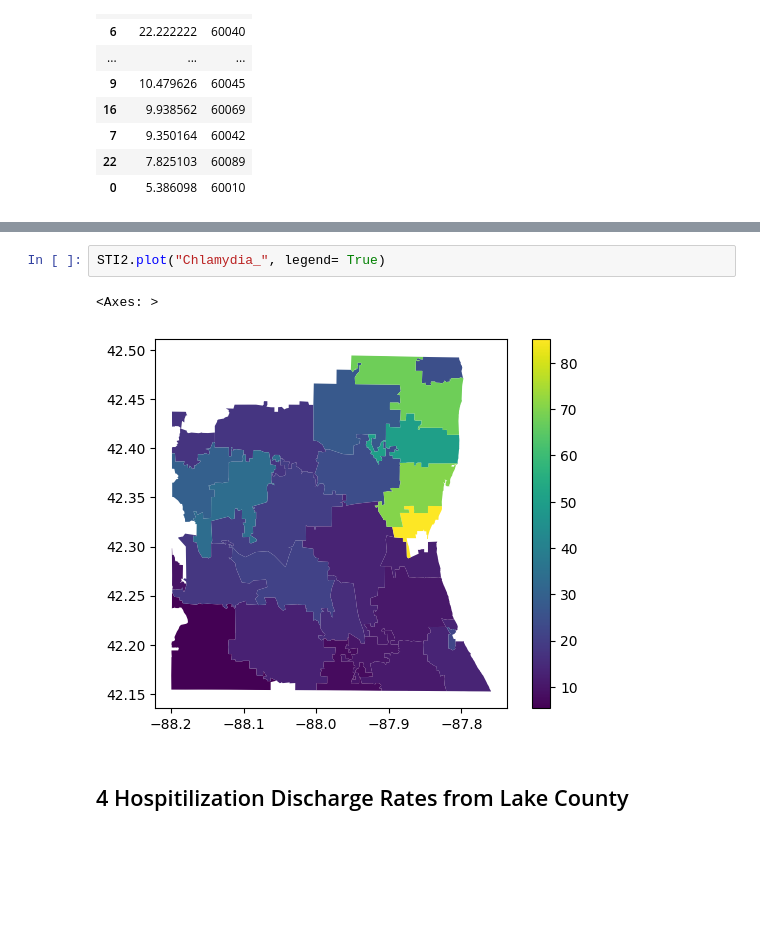
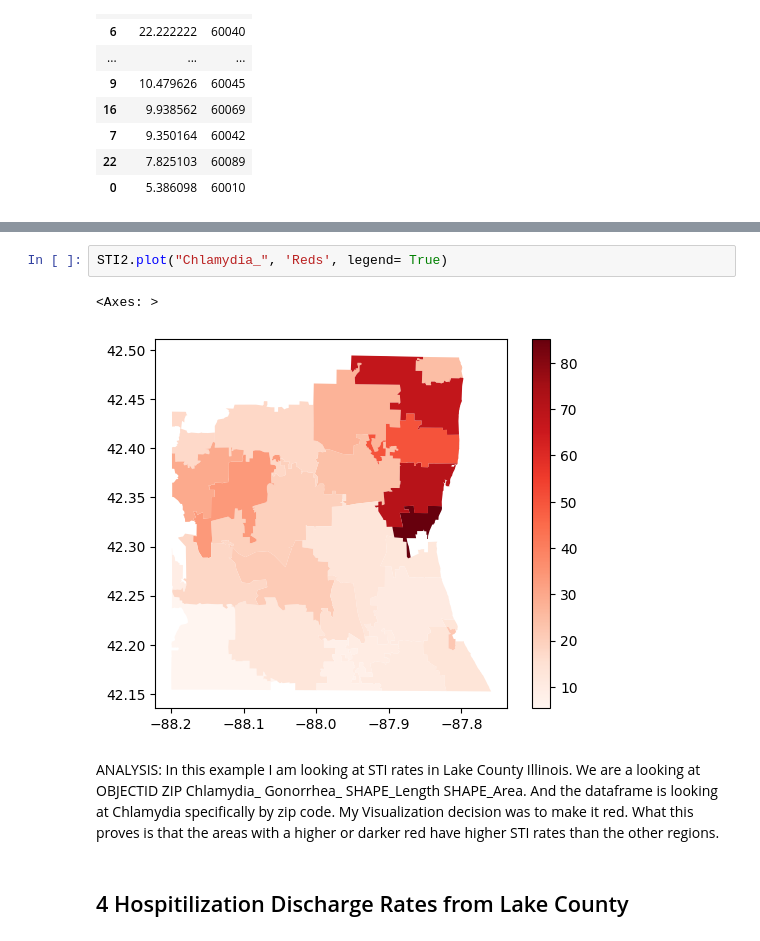
Before and after one commit to malh718/datasci_7_geospatial, a Jupyter notebook: geospatial.ipynb, the cells around one changed output, grey strips where cells are left out. Saved outputs shown, nothing was run; the diff lists cells and outputs as text; blank space fills up the shorter version.

```diff
--- a/geospatial.ipynb
+++ b/geospatial.ipynb
@@ -271,10 +275,12 @@ STI2
 | 24 | 25 | 60099 | 67.471703 | 21.203140 | 0.619409 | 0.006368 | MULTIPOLYGON (((-87.85290 42.4931... |
 | 25 | 26 | 60041 | 29.462738 | 0.000000 | 0.485499 | 0.003980 | MULTIPOLYGON (((-88.13961 42.4057... |
 # %%
-STI2.plot("Chlamydia_", legend= True)
+STI2.plot("Chlamydia_", 'Reds', legend= True)
 # %% [output]
 <Axes: >
-[figure, old version]
+[figure, new version]
+# %% [markdown]
+ANALYSIS: In this example I am looking at STI rates in Lake County Illinois. We are a looking at OBJECTID	ZIP	Chlamydia_	Gonorrhea_	SHAPE_Length	SHAPE_Area. And the dataframe is looking at Chlamydia specifically by zip code. My Visualization decision was to make it red. What this proves is that the areas with a higher or darker red have higher STI rates than the other regions.
 # %% [markdown]
 ## 4 Hospitilization Discharge Rates from Lake County
 # %%
```
Also changed, not shown: parts of 7 cells of this notebook.
